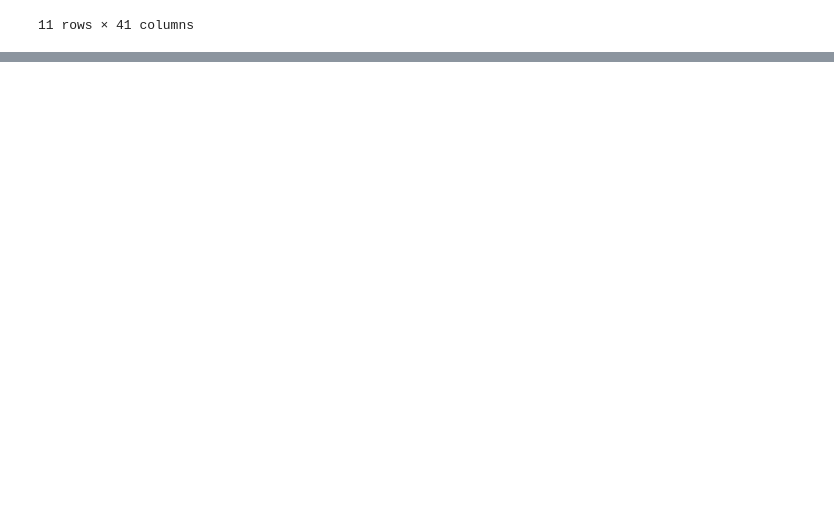
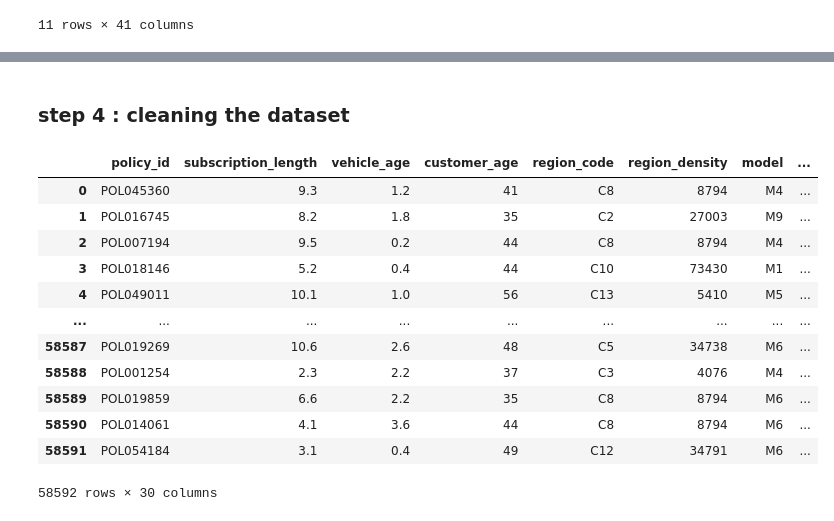
Before and after one commit to tlilimaryem7-cloud/project-2-eda-sql, a Jupyter notebook: EDA_insurance_claim.ipynb, the cells around one changed output, grey strips where cells are left out. Cells and saved outputs as stored; diff of their text form; code cells hidden in the pictures; blank space fills up the shorter version.

Commit message:
made the cleaning part

```diff
--- a/EDA_insurance_claim.ipynb
+++ b/EDA_insurance_claim.ipynb
@@ -8,3 +3,9 @@ df = pd.read_csv(file_path)
+# %%
+
+import pandas as pd
+
+file_path = r"C:\Users\tlili\OneDrive\Bureau\Bootcamp\labs\project-2-eda-sql-insurance\Insurance claims data.csv"
+df = pd.read_csv(file_path)
 # %% [markdown]
 ### Step 1: check the data
 # %%
@@ -150,0 +221,20 @@ claim status unique = NaN is wrong ( we have 2 unique values according to the df
+# %% [markdown]
+### step 4 : cleaning the dataset
+# %%
+#delete the unnecessairy columns
+df_new = df.drop(['segment', 'max_torque', 'transmission_type','steering_type','turning_radius','gross_weight','is_front_fog_lights','is_rear_window_wiper','is_rear_window_washer','is_rear_window_defogger','is_power_steering'], axis=1)
+df_new
+# %% [output]
+|  | policy_id | subscription_length | vehicle_age | customer_age | region_code | region_density | model | ... |
+| 0 | POL045360 | 9.3 | 1.2 | 41 | C8 | 8794 | M4 | ... |
+| 1 | POL016745 | 8.2 | 1.8 | 35 | C2 | 27003 | M9 | ... |
+| 2 | POL007194 | 9.5 | 0.2 | 44 | C8 | 8794 | M4 | ... |
+| 3 | POL018146 | 5.2 | 0.4 | 44 | C10 | 73430 | M1 | ... |
+| 4 | POL049011 | 10.1 | 1.0 | 56 | C13 | 5410 | M5 | ... |
+| ... | ... | ... | ... | ... | ... | ... | ... | ... |
+| 58587 | POL019269 | 10.6 | 2.6 | 48 | C5 | 34738 | M6 | ... |
+| 58588 | POL001254 | 2.3 | 2.2 | 37 | C3 | 4076 | M4 | ... |
+| 58589 | POL019859 | 6.6 | 2.2 | 35 | C8 | 8794 | M6 | ... |
+| 58590 | POL014061 | 4.1 | 3.6 | 44 | C8 | 8794 | M6 | ... |
+| 58591 | POL054184 | 3.1 | 0.4 | 49 | C12 | 34791 | M6 | ... |
+58592 rows × 30 columns
```
Also changed, not shown: parts of 12 cells of this notebook, 4 other files.
